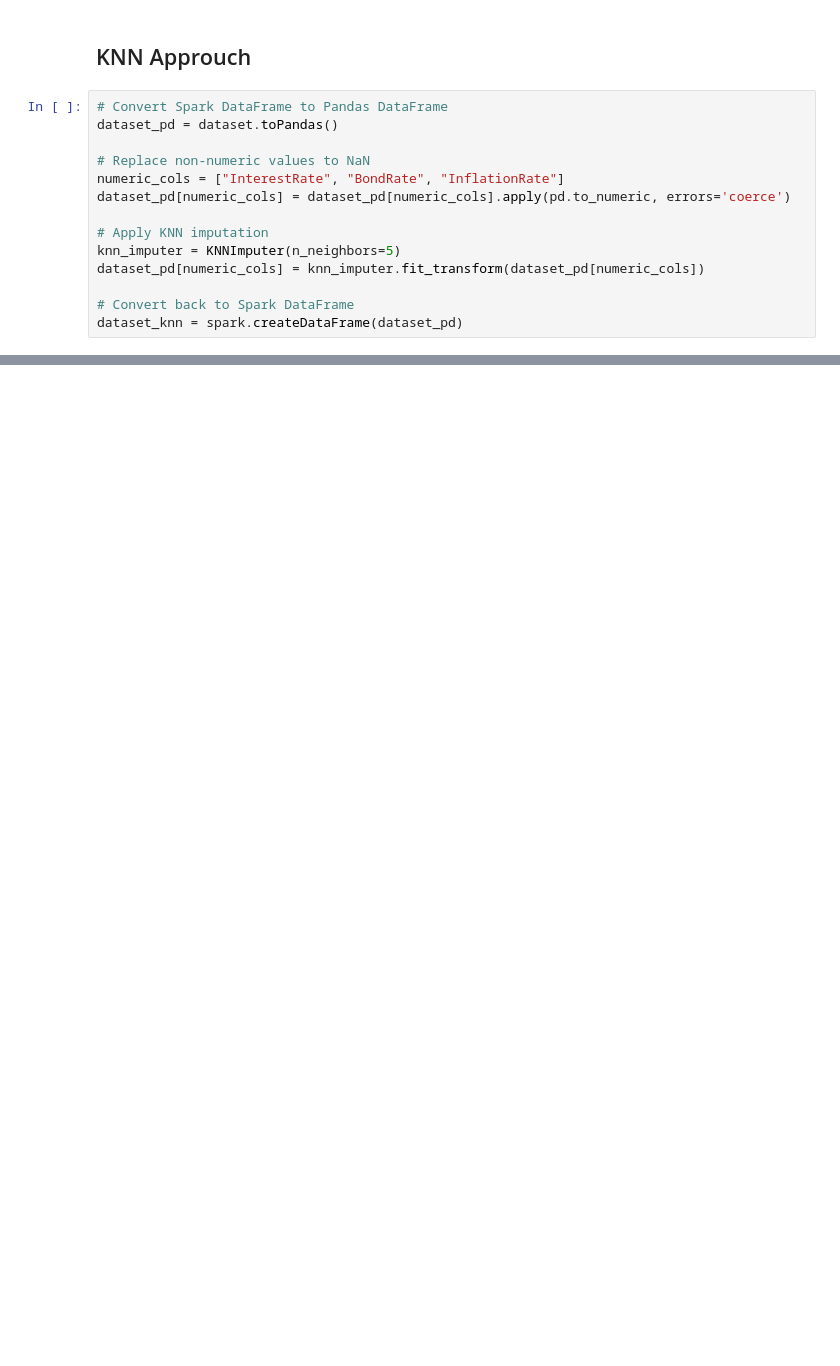
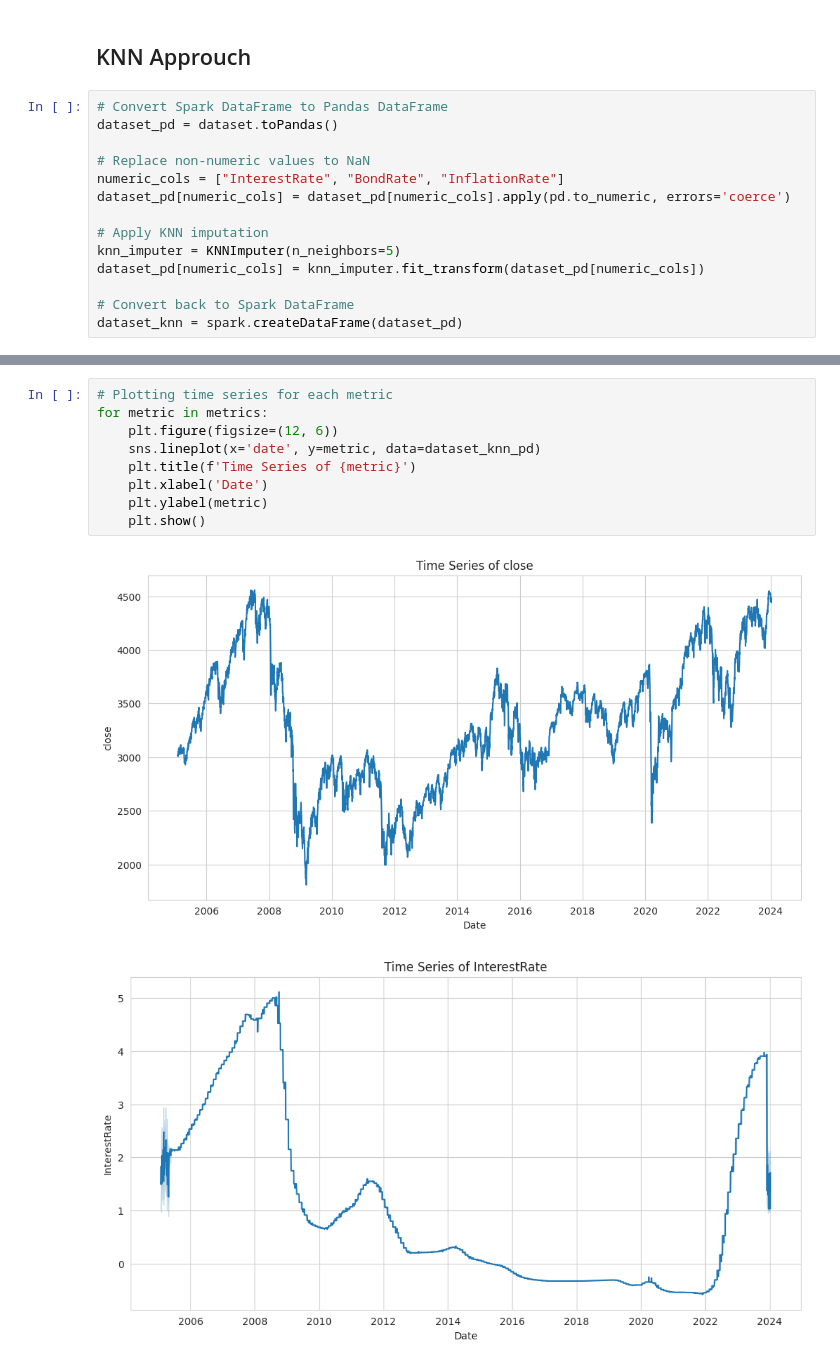
Before and after one commit to Fabio-Poli/CCT-Thesis-Project, a Jupyter notebook: Project_Code/Project.ipynb, the cells around one changed output, grey strips where cells are left out. Drawn from its saved outputs; the diff is of its cells as text; blank space fills up the shorter version.

```diff
--- a/Project_Code/Project.ipynb
+++ b/Project_Code/Project.ipynb
@@ -1054,0 +1126,12 @@ Percentage of Rows with missing any one rate: 0.00%
+# %%
+# Plotting time series for each metric
+for metric in metrics:
+    plt.figure(figsize=(12, 6))
+    sns.lineplot(x='date', y=metric, data=dataset_knn_pd)
+    plt.title(f'Time Series of {metric}')
+    plt.xlabel('Date')
+    plt.ylabel(metric)
+    plt.show()
+# %% [output]
+[figure, added]
+[figure, added]
```
Also changed, not shown: parts of 19 cells of this notebook.
